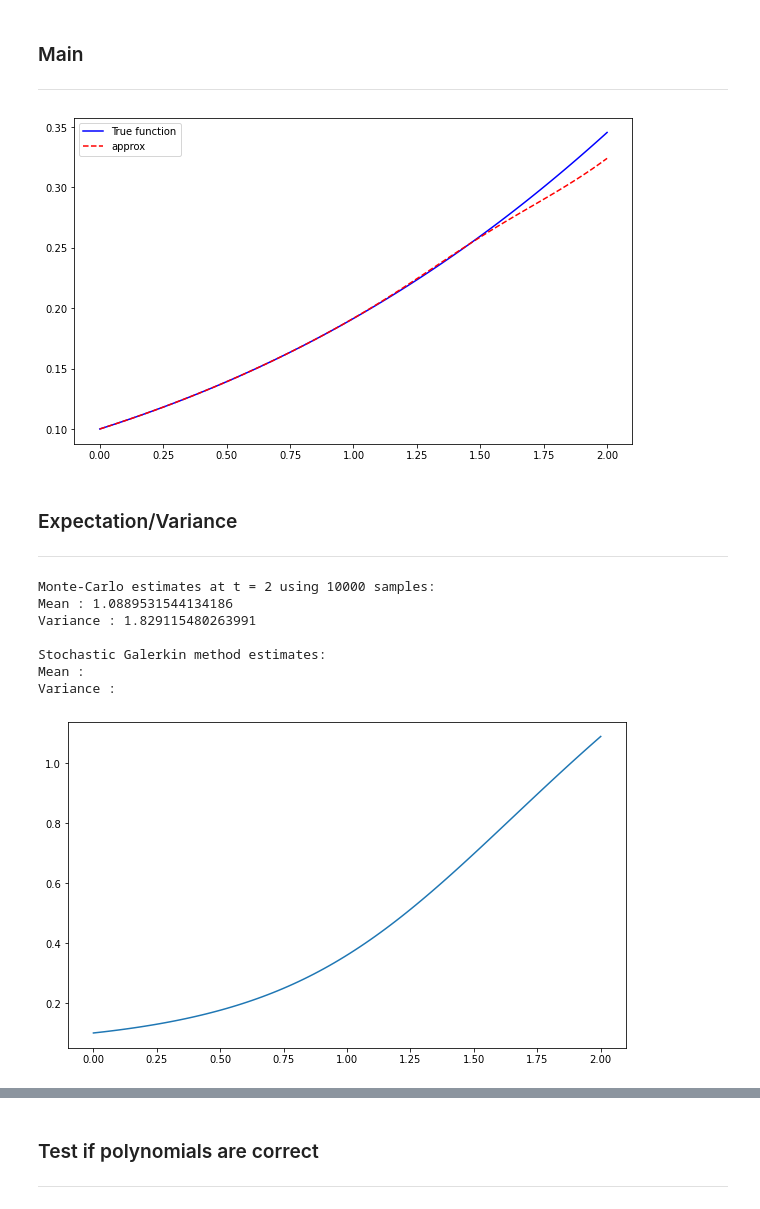
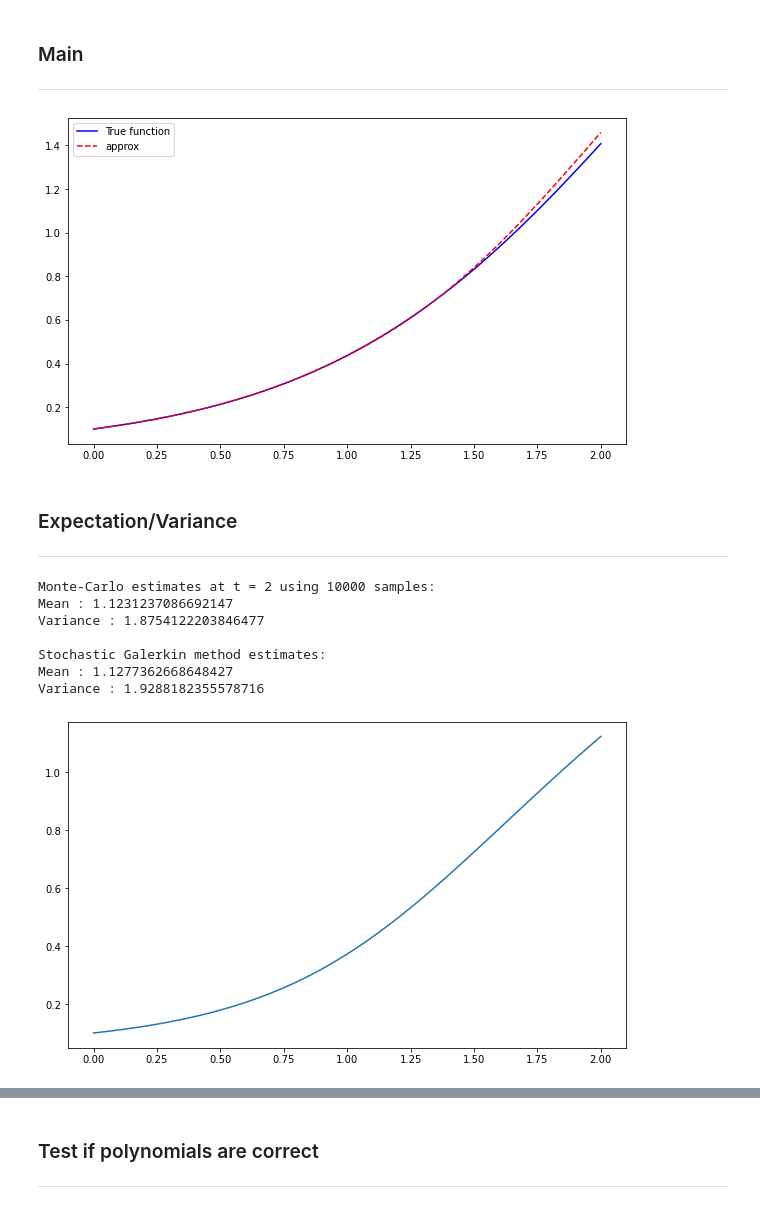
Before and after one commit to SByeUva/uncertainty_quantification, a Jupyter notebook: 05_homework/HW5.ipynb, the cells around one changed output, grey strips where cells are left out. Saved outputs shown, nothing was run; the diff lists cells and outputs as text; code cells hidden in the pictures.

```diff
--- a/05_homework/HW5.ipynb
+++ b/05_homework/HW5.ipynb
@@ -102,7 +102,7 @@ Z = np.random.standard_normal()
 
 
 ##### CALCUALTE APPROX ######
-res = Galerkin(8, 2/(N-1), 2)
+res = Galerkin(5, 2/(N-1), 2)
 
 approx = [0 for i in range(len(res[0]))]
 
@@ -121,45 +121,56 @@ plt.plot(t_vals, approx, 'r--', label='approx');
 
 plt.legend();
 # %% [output]
-[figure, old version]
+[figure, new version]
 # %% [markdown]
 ### Expectation/Variance
 -----
 # %%
 # number of samples
 M = 10000
-N = 100
+N = 1000
 
 total_sol = np.zeros(N)
 var = []
 
 rand = np.random.standard_normal(M)
 for i in range(M):
     alpha = 1 + rand[i]
     true_sol = np.array(ODE_int(1/10, 2/(N-1), 2, alpha))
     total_sol += true_sol
     var.append(true_sol[-1])
 total_sol = total_sol/M
 
 # plot mean solution as a function of t
 plt.figure(figsize=(10,6))
 plt.plot(np.linspace(0, 2, N), total_sol);
 
+##### PRINTS ######
+O = 5
+res = Galerkin(O, 2/(N-1), 2)
+
+# Galerkin variance
+var_G = 0
+for i in range(O):
+    if i == 0:
+        continue
+    var_G += Hermite_norm(i)*res[i][-1]**2
+
 # print mean for t= 2
 print(f'Monte-Carlo estimates at t = 2 using {M} samples:')
 print(f'Mean : {total_sol[-1]}')
 print(f'Variance : {np.var(var)}')
 # Galerkin approach estimates:
 print()
 print('Stochastic Galerkin method estimates:')
-print(f'Mean : ')
-print(f'Variance : ')
+print(f'Mean : {res[0][-1]}')
+print(f'Variance : {var_G}')
 # %% [output]
 Monte-Carlo estimates at t = 2 using 10000 samples:
-Mean : 1.0889531544134186
-Variance : 1.829115480263991
+Mean : 1.1231237086692147
+Variance : 1.8754122203846477
 
 Stochastic Galerkin method estimates:
-Mean :
-Variance :
+Mean : 1.1277362668648427
+Variance : 1.9288182355578716
-[figure, old version]
+[figure, new version]
```
Also changed, not shown: parts of 3 cells of this notebook.
